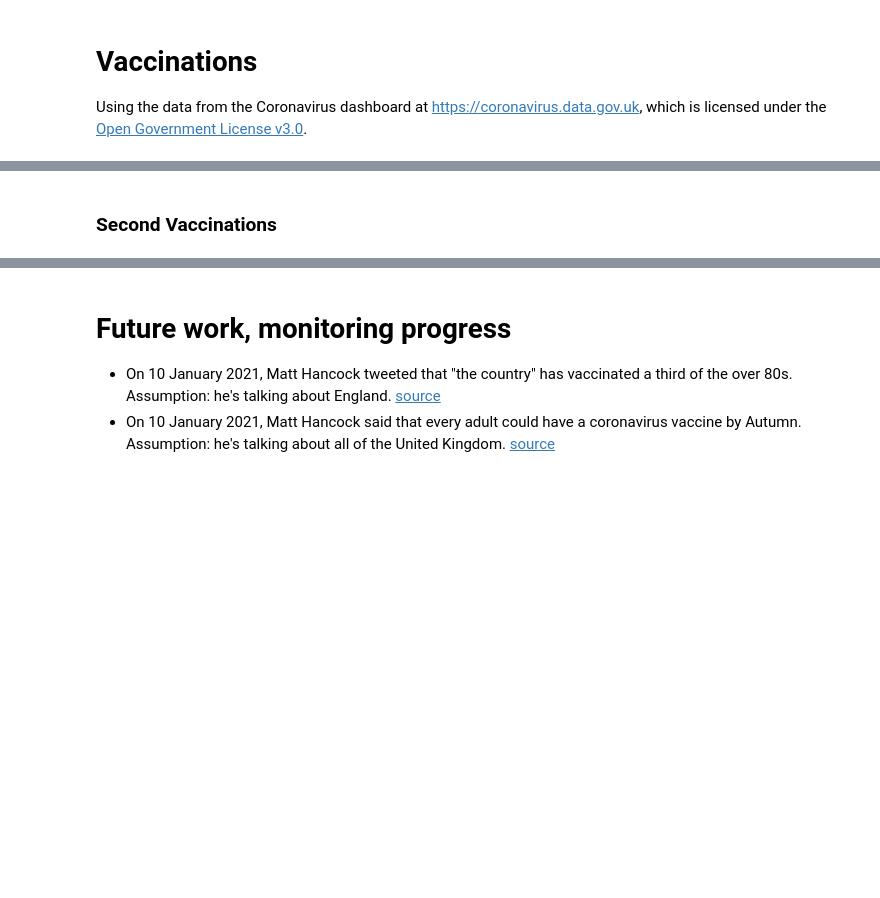
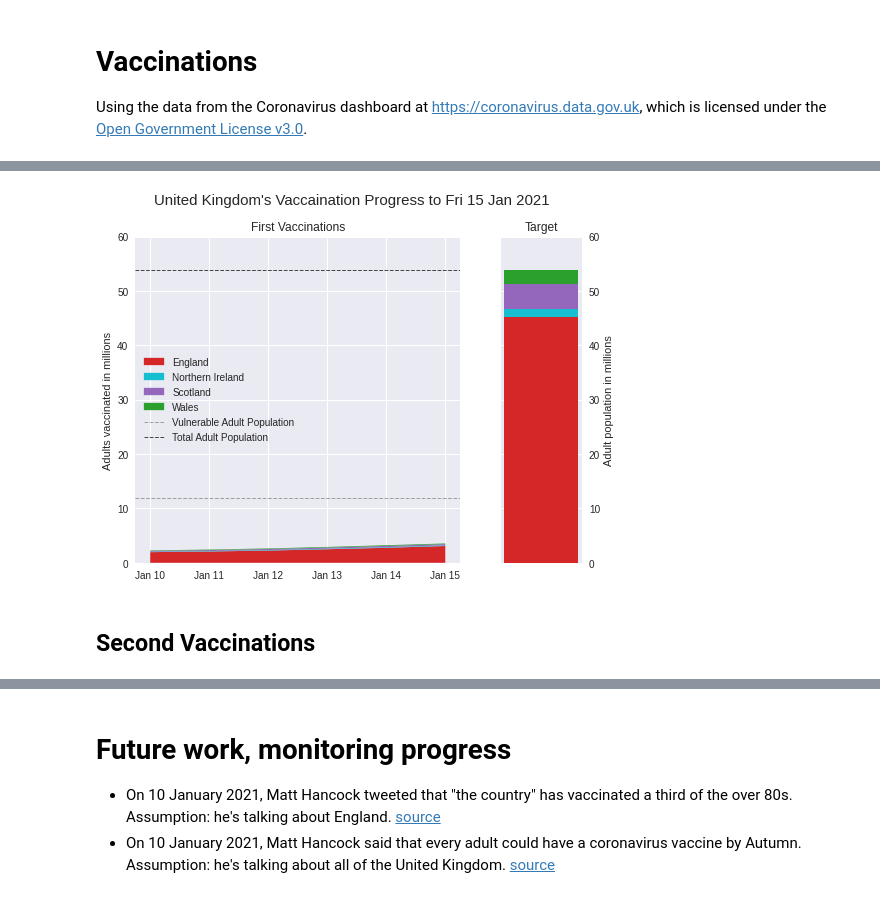
Before and after one commit to canwaf/scrapbook, a Jupyter notebook: coronavirus/vaccine_rollout.ipynb, the cells around one changed output, grey strips where cells are left out. Drawn from its saved outputs; the diff is of its cells as text; code cells hidden in the pictures; blank space fills up the shorter version.

Commit message:
Major updates, new subplots, removed old def fils

```diff
--- a/coronavirus/vaccine_rollout.ipynb
+++ b/coronavirus/vaccine_rollout.ipynb
@@ -127,0 +178,2 @@ df['Marker'] = 'Actual'
+# %%
+combineddf =pd.concat([daydf, weekdf])
@@ -141 +220,10 @@ population = pop.loc[pop['geogcode'] == 'K02000001', 't_19_adults'].values[0]
+# %%
+def m_format(n, pos):
+    return str(int(n/1e6))
+
+m_formatter = FuncFormatter(m_format)
+# %%
+def shape_it(df: pd.DataFrame() = None, index: str = 'date', area: str = 'areaName', count: str = None) -> pd.DataFrame():
+
+    return df[[index, area, count]].pivot(index=index, columns=area, values=count)
 # %% [markdown]
@@ -177,0 +231,3 @@ plt.show()
+# %%
+shape_first_day = shape_it(df=combineddf[combineddf['Period'] == 'Day'], count='cumFirstDose')
+shape_first_day
@@ -178,2 +243,57 @@ plt.show()
+# %%
+plt.close('all')
+#define chart parameters
+plt.style.use('seaborn')
+
+# fig, (a0, a1) = plt.subplots(nrows=1, ncols=2,squeeze=False)
+
+fig = plt.figure(figsize=(8,6))
+
+gs = gridspec.GridSpec(1,2, width_ratios=[4,1])
+
+a0 = plt.subplot(gs[0])
+a1 = plt.subplot(gs[1])
+
+nat_col = [('Wales', 'tab:green'), ('Scotland','tab:purple'), ('Northern Ireland','tab:cyan'), ('England', 'tab:red')]
+
+# Vaccination area chart
+a0.stackplot(shape_first_day.index, [shape_first_day[x] for x in shape_first_day.columns], colors=reversed([x[1] for x in nat_col]))
+vulnline = a0.axhline(vulnerable, c='grey', ls='dashed', lw=1, alpha=0.7, label='Vulnerable Adult Population')
+popline = a0.axhline(population, c='black', ls='dashed', lw=1, alpha=0.7, label='Total Adult Population')
+date_form = DateFormatter("%b %d")
+a0.xaxis.set_major_formatter(date_form)
+a0.set_ylabel('Adults vaccinated in millions')
+
+# Population bar chart
+for nation, colour in nat_col:
+    a1.bar(x = 1, height=natpop.loc[natpop['Nation']==nation, 'pop'], bottom=natpop.loc[natpop['Nation']==nation, 'cumPop']-natpop.loc[natpop['Nation']==nation, 'pop'], label=nation, color=colour)
+a1.yaxis.set_label_position("right")
+a1.yaxis.tick_right()
+a1.set_ylabel('Adult population in millions')
+a1.axes.get_xaxis().set_visible(False)
+
+# Set common axis
+for axis in [a0,a1]:
+    axis.set_ylim(top=60000000)
+    axis.ticklabel_format(style='plain', axis='y', useOffset=False)
+    axis.yaxis.set_major_formatter(m_formatter)
+
+# Labels
+a0.title.set_text('First Vaccinations')
+a1.title.set_text('Target')
+
+# Legend
+patches = [mpatches.Patch(color=color, label=nation) for nation, color in reversed(nat_col)]
+[patches.append(x) for x in [vulnline, popline]]
+a0.legend(loc='center left', handles=patches)
+
+fig_title = f"United Kingdom's Vaccaination Progress to {shape_first_day.index.max().strftime('%a %d %b %Y')}"
+
+fig.suptitle(fig_title, fontsize=15)
+
+plt.show()
+fig.savefig(f"first_vaccinations_{shape_first_day.index.max().strftime('%Y%m%d')}")
+# %% [output]
+[figure, added]
 # %% [markdown]
-### Second Vaccinations
+## Second Vaccinations
```
Also changed, not shown: parts of 23 cells of this notebook.
